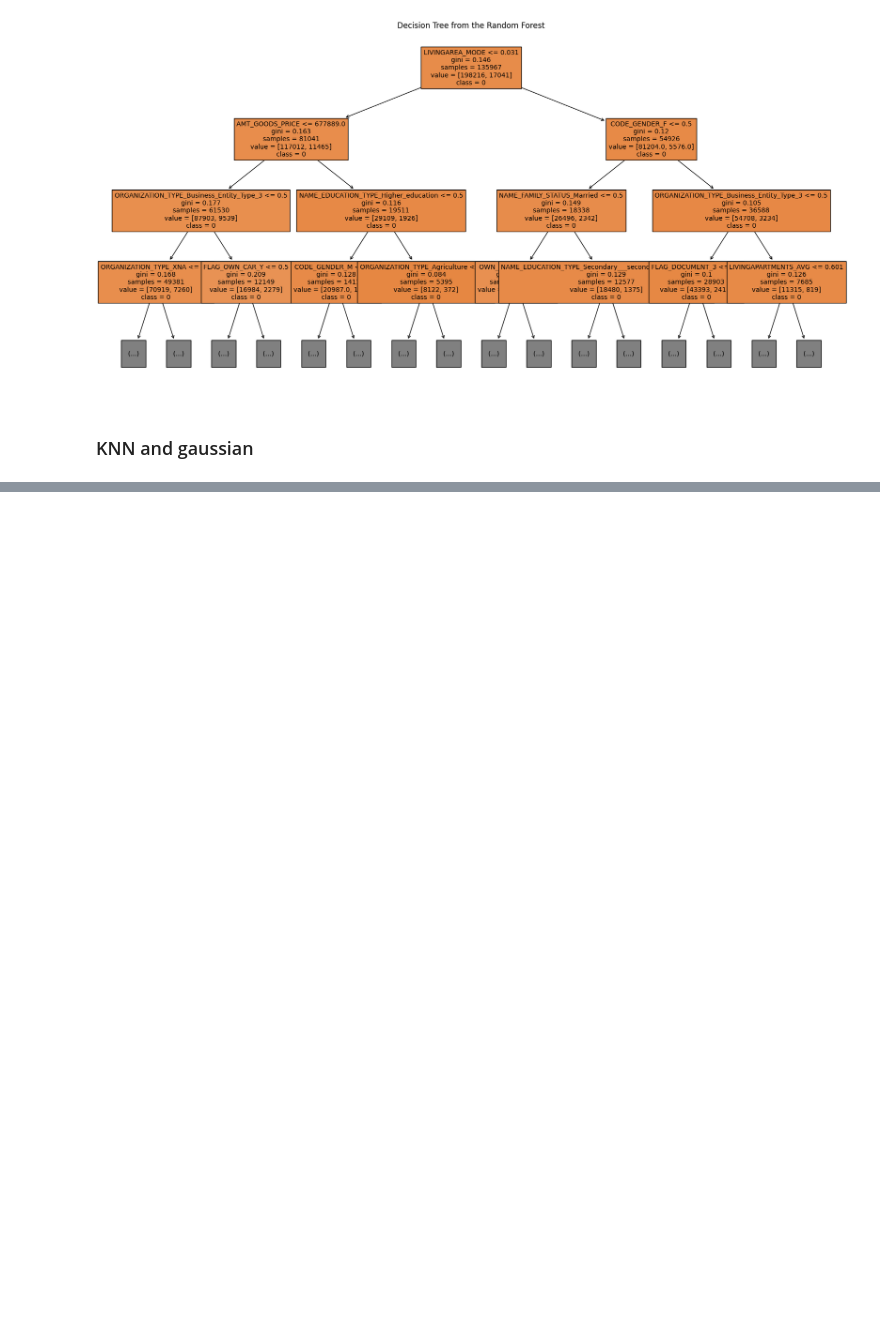
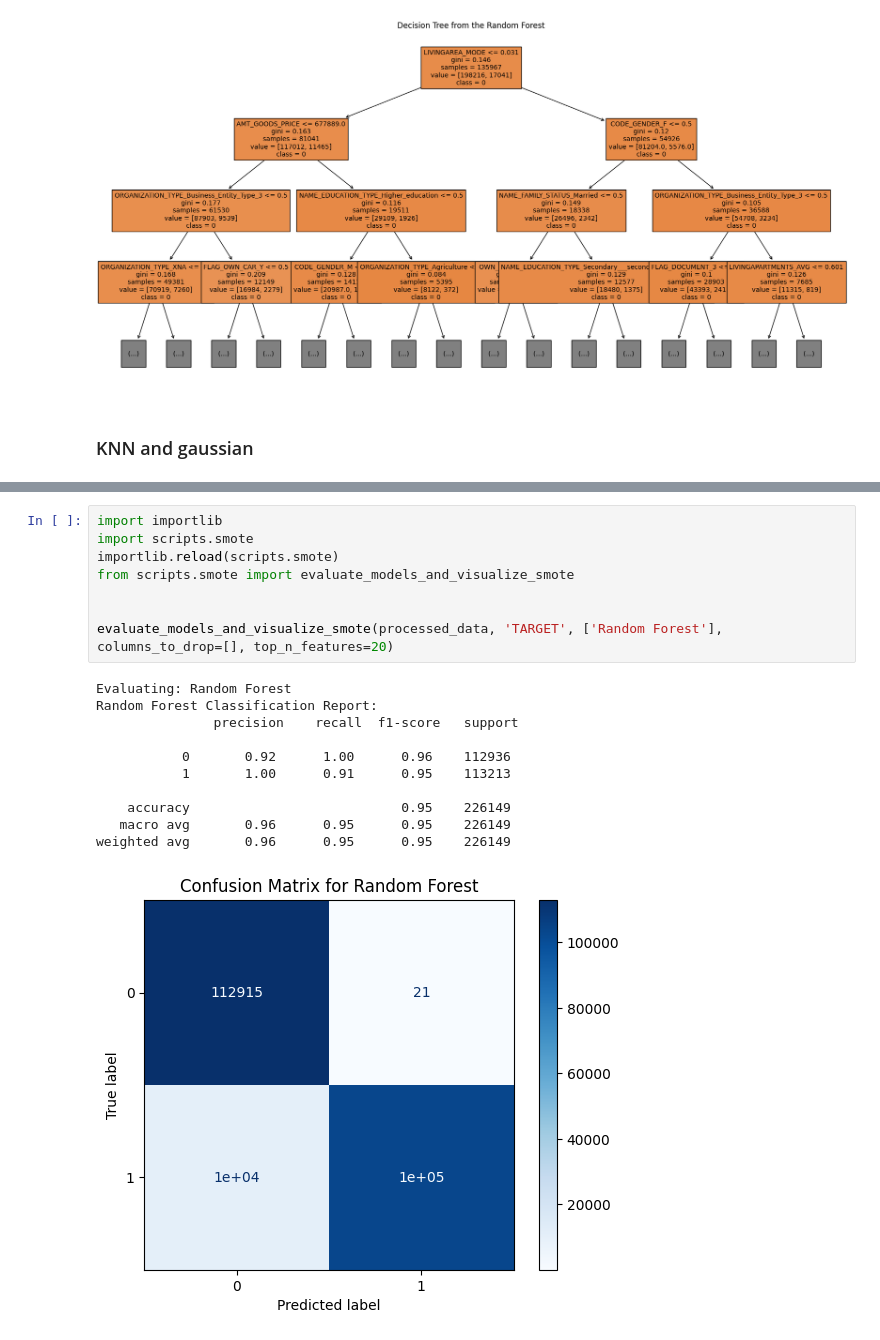
Before and after one commit to Dandata0101/mbs-fraud-detection, a Jupyter notebook: Classwork_day03.ipynb, the cells around one changed output, grey strips where cells are left out. Drawn from its saved outputs; the diff is of its cells as text; blank space fills up the shorter version.

```diff
--- a/Classwork_day03.ipynb
+++ b/Classwork_day03.ipynb
@@ -212,0 +301,20 @@ weighted avg       0.90      0.92      0.88    123005
+# %%
+import importlib
+import scripts.smote
+importlib.reload(scripts.smote)
+from scripts.smote import evaluate_models_and_visualize_smote
+
+
+evaluate_models_and_visualize_smote(processed_data, 'TARGET', ['Random Forest'], columns_to_drop=[], top_n_features=20)
+# %% [output]
+Evaluating: Random Forest
+Random Forest Classification Report:
+               precision    recall  f1-score   support
+
+           0       0.92      1.00      0.96    112936
+           1       1.00      0.91      0.95    113213
+
+    accuracy                           0.95    226149
+   macro avg       0.96      0.95      0.95    226149
+weighted avg       0.96      0.95      0.95    226149
+[figure, added]
```
Also changed, not shown: parts of 14 cells of this notebook, 2 other files.
